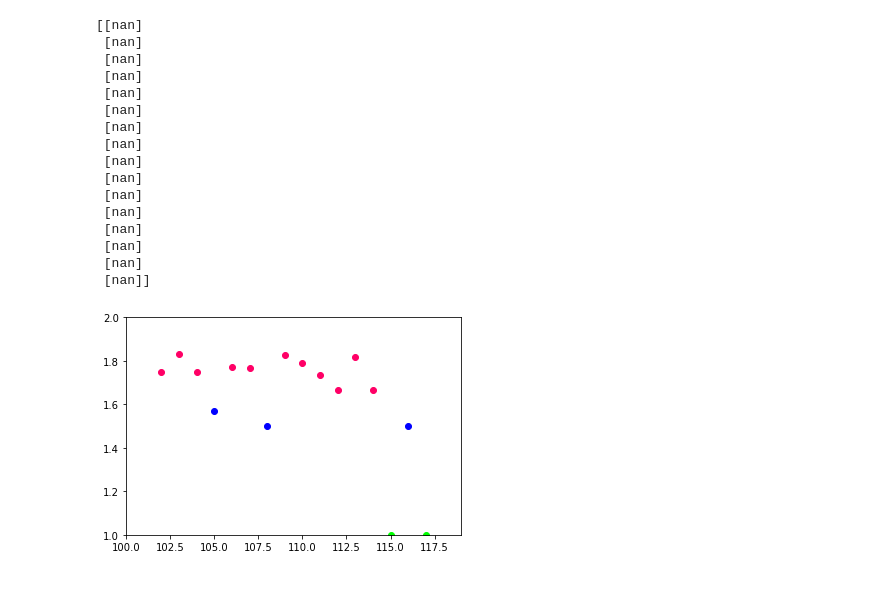
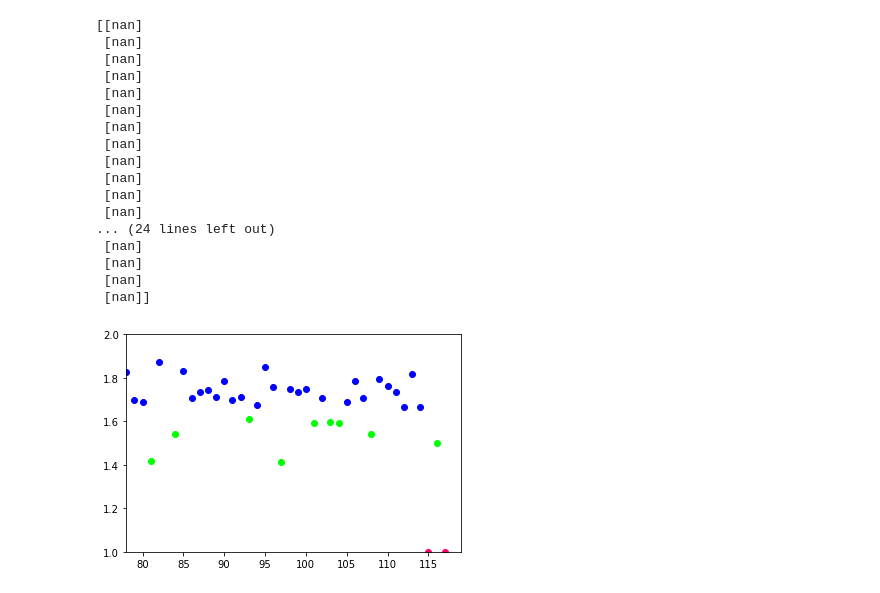
Before and after one commit to prrathi/CaseCracker, a Jupyter notebook: data/simpleCluster.ipynb, the cells around one changed output. Cells and saved outputs as stored; diff of their text form; code cells hidden in the pictures.

```diff
--- a/data/simpleCluster.ipynb
+++ b/data/simpleCluster.ipynb
@@ -403,16 +422,17 @@ justiceData = np.zeros((arraySize, 1))
 justiceLabels = np.zeros((arraySize, 1))
 
 # Adding data to arrays
-for i in range (0, 16):
+for i in range (0, 40):
     if (justiceLeanings[7][i]["direction"] == [0.0]):
         continue
     else:
         justiceData[i] = justiceLeanings[7][i]["direction"]
         justiceLabels[i] = justiceLeanings[7][i]["justice"]
 
+
 justiceData = justiceData[~np.isnan(justiceData).any(axis=1)]
 justiceLabels = justiceLabels[~np.isnan(justiceLabels).any(axis=1)]
-
+arraySize = len(justiceData)
 # Performing clustering through kmeans
 kmeanModel = KMeans(n_clusters=3)
 label = kmeanModel.fit_predict(justiceData)
@@ -422,7 +442,7 @@ colors=["#0000FF", "#00FF00", "#FF0066","#FF8000" ]
 fig = plt.figure()
 
 # Plotting the scatter plot of justiceData vs justiceLabels with colors
-plt.xlim(100, 119)
+plt.xlim(78, 119)
 plt.ylim(1, 2)
 for i in range(len(justiceData)):
     plt.scatter(justiceLabels[i], justiceData[i], color = colors[label[i]])
@@ -456,7 +476,7 @@ justiceData = np.zeros((arraySize, 1))
 justiceLabels = np.zeros((arraySize, 1))
 
 # Adding data to arrays
-for i in range (0, 16):
+for i in range (0, 40):
     if (justiceLeanings[8][i]["direction"] == [0.0]):
         continue
     else:
@@ -475,7 +495,7 @@ colors=["#0000FF", "#00FF00", "#FF0066","#FF8000" ]
 fig = plt.figure()
 
 # Plotting the scatter plot of justiceData vs justiceLabels with colors
-plt.xlim(100, 119)
+plt.xlim(78, 119)
 plt.ylim(1, 2)
 for i in range(len(justiceData)):
     plt.scatter(justiceLabels[i], justiceData[i], color = colors[label[i]])
@@ -509,18 +529,20 @@ justiceData = np.zeros((arraySize, 1))
 justiceLabels = np.zeros((arraySize, 1))
 
 # Adding data to arrays
-for i in range (0, 16):
+for i in range (0, 40):
     if (justiceLeanings[9][i]["direction"] == [0.0]):
         continue
     else:
         justiceData[i] = justiceLeanings[9][i]["direction"]
         justiceLabels[i] = justiceLeanings[9][i]["justice"]
 
+
 justiceData = justiceData[~np.isnan(justiceData).any(axis=1)]
 justiceLabels = justiceLabels[~np.isnan(justiceLabels).any(axis=1)]
+arraySize = len(justiceData)
 
 # Performing clustering through kmeans
-kmeanModel = KMeans(n_clusters=2)
+kmeanModel = KMeans(n_clusters=3)
 label = kmeanModel.fit_predict(justiceData)
 
 # Adding colors to the scatter plot to label each dot
@@ -528,7 +550,7 @@ colors=["#0000FF", "#00FF00", "#FF0066","#FF8000" ]
 fig = plt.figure()
 
 # Plotting the scatter plot of justiceData vs justiceLabels with colors
-plt.xlim(100, 119)
+plt.xlim(78, 119)
 plt.ylim(1, 2)
 for i in range(len(justiceData)):
     plt.scatter(justiceLabels[i], justiceData[i], color = colors[label[i]])
@@ -562,15 +584,15 @@ justiceData = np.zeros((arraySize, 1))
 justiceLabels = np.zeros((arraySize, 1))
 
 # Adding data to arrays
-for i in range (0, 16):
+for i in range (0, 40):
     if (justiceLeanings[10][i]["direction"] == [0.0]):
         continue
     else:
         justiceData[i] = justiceLeanings[10][i]["direction"]
         justiceLabels[i] = justiceLeanings[10][i]["justice"]
-print(justiceData)
 
-#All the data values are nan so there will be no clustering for this issue area
+print (justiceData)
+# NO DATA FOR THIS ISSUE AREA
 # %% [output]
 [[nan]
  [nan]
@@ -584,6 +606,7 @@ print(justiceData)
  [nan]
  [nan]
  [nan]
+... (24 lines left out)
  [nan]
  [nan]
  [nan]
@@ -593,36 +616,37 @@ print(justiceData)
 
 # Initializing empty arrays for justiceData and justiceLabels to graph later
 arraySize = len(justiceLeanings[11])
 justiceData = np.zeros((arraySize, 1))
 justiceLabels = np.zeros((arraySize, 1))
 
 # Adding data to arrays
-for i in range (0, 16):
+for i in range (0, 40):
     if (justiceLeanings[11][i]["direction"] == [0.0]):
         continue
     else:
         justiceData[i] = justiceLeanings[11][i]["direction"]
         justiceLabels[i] = justiceLeanings[11][i]["justice"]
 
 justiceData = justiceData[~np.isnan(justiceData).any(axis=1)]
 justiceLabels = justiceLabels[~np.isnan(justiceLabels).any(axis=1)]
+arraySize = len(justiceData)
 
 # Performing clustering through kmeans
 kmeanModel = KMeans(n_clusters=3)
 label = kmeanModel.fit_predict(justiceData)
 
 # Adding colors to the scatter plot to label each dot
 colors=["#0000FF", "#00FF00", "#FF0066","#FF8000" ]
 fig = plt.figure()
 
 # Plotting the scatter plot of justiceData vs justiceLabels with colors
-plt.xlim(100, 119)
+plt.xlim(78, 119)
 plt.ylim(1, 2)
 for i in range(len(justiceData)):
     plt.scatter(justiceLabels[i], justiceData[i], color = colors[label[i]])
 plt.show()
 # %% [output]
-[figure, old version]
+[figure, new version]
 # %%
 # Elbow Method for Issue 12: Federal Taxation - ideal is 3
 optimal = []
```
Also changed, not shown: parts of 29 cells of this notebook.
